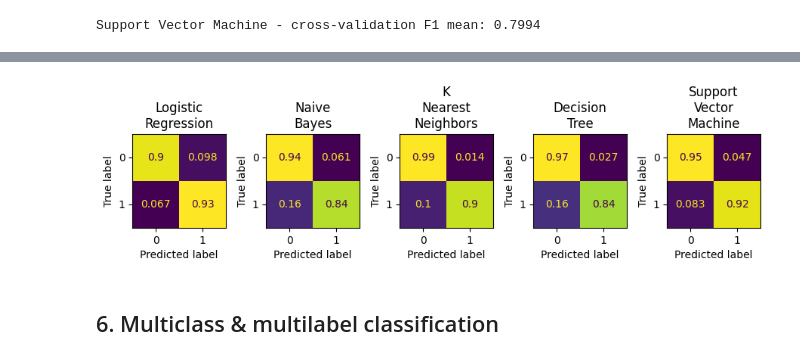
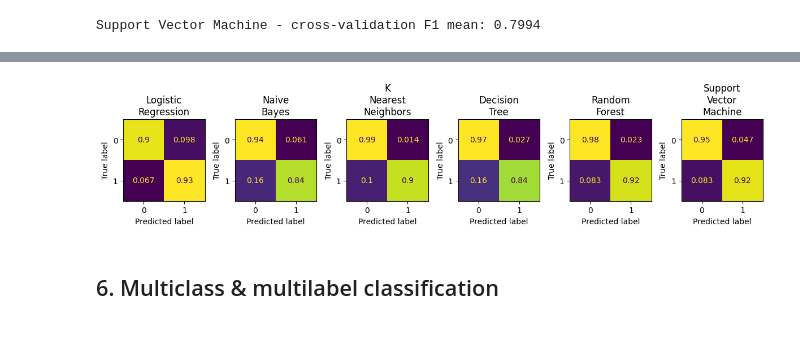
Before and after one commit to gperdrizet/fullstack-2605, a Jupyter notebook: unit-3/lesson-20/lesson-20-demo.ipynb, the cells around one changed output, grey strips where cells are left out. Cells and saved outputs as stored; diff of their text form; code cells hidden in the pictures.

Commit message:
Added random forest model to lesson 20 demo notebook

```diff
--- a/unit-3/lesson-20/lesson-20-demo.ipynb
+++ b/unit-3/lesson-20/lesson-20-demo.ipynb
@@ -500,7 +514,13 @@ for i in range(4):
         'Label': test_df['target']
     })
 
-    sns.boxplot(data=probabilities_threshold_df, x='Probability', y='Label', orient='h', ax=axes[1, i])
+    sns.boxplot(
+        data=probabilities_threshold_df,
+        x='Probability',
+        y='Label',
+        orient='h',
+        ax=axes[1, i]
+    )
     axes[1, i].axvline(thresholds[i], color='black', linestyle='--')
     axes[1, i].set_ylabel('Predicted probability')
     axes[1, i].set_title('')
@@ -690,0 +726,15 @@ predictions_df['Decision_Tree'] = tree_model.predict(test_df.drop(columns=['targ
+# %%
+# Train decision tree model
+forest_model = RandomForestClassifier(random_state=315, class_weight='balanced')
+
+# Evaluate performance with 7-fold cross-validation
+forest_f1_scores = cross_val_score(
+    forest_model,
+    train_df.drop(columns=['target']),
+    train_df['target'],
+    cv=7,
+    scoring='f1'
+)
+cv_scores_df['Random_Forest'] = forest_f1_scores
+
+print(f'Random forest - cross-validation F1 mean: {forest_f1_scores.mean():.4f}')
@@ -691 +743,5 @@ predictions_df['Decision_Tree'] = tree_model.predict(test_df.drop(columns=['targ
+# %%
+# Train on full training set and collect predictions
+forest_model.fit(train_df.drop(columns=['target']), train_df['target'])
+predictions_df['Random_Forest'] = forest_model.predict(test_df.drop(columns=['target']))
 # %% [markdown]
@@ -693,6 +749,6 @@ predictions_df['Decision_Tree'] = tree_model.predict(test_df.drop(columns=['targ
 # %%
 # Train support vector machine model with RBF kernel
-svm_model = SVC(random_state=315, probability=True, class_weight='balanced')
+svm_model = SVC(random_state=315, class_weight='balanced')
 
 # Evaluate performance with 7-fold cross-validation
 svm_f1_scores = cross_val_score(svm_model, train_df.drop(columns=['target']), train_df['target'], cv=7, scoring='f1')
@@ -752,27 +808,27 @@ plt.show()
 # %%
 # Create confusion matrix comparison plot using predictions dataframe
-fig, axes = plt.subplots(nrows=1, ncols=5, figsize=(9, 2.4))
+fig, axes = plt.subplots(nrows=1, ncols=6, figsize=(12, 3))
 
 model_columns = [col for col in predictions_df.columns if col != 'True_Label']
 
 for i, col in enumerate(model_columns):
 
     ConfusionMatrixDisplay.from_predictions(
         predictions_df['True_Label'],
         predictions_df[col],
         ax=axes[i],
         normalize='true',
         colorbar=False
     )
 
     # Format model name for display
     model_name = col.replace('_', '\n')
     axes[i].set_title(model_name)
 
 plt.tight_layout()
 plt.show()
 # %% [output]
-[figure, old version]
+[figure, new version]
 # %% [markdown]
 ## 6. Multiclass & multilabel classification
 # %% [markdown]
```
Also changed, not shown: parts of 22 cells of this notebook.
